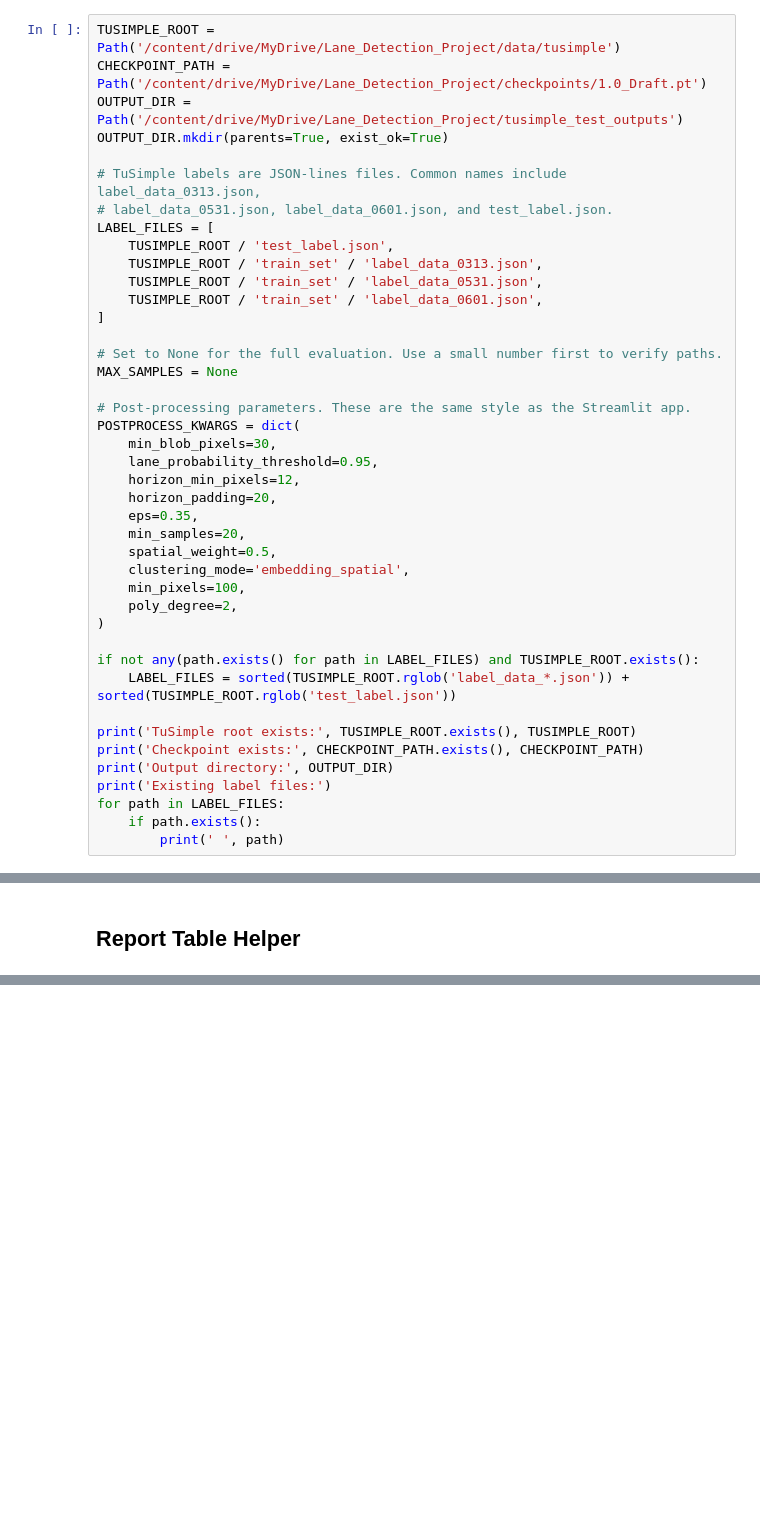
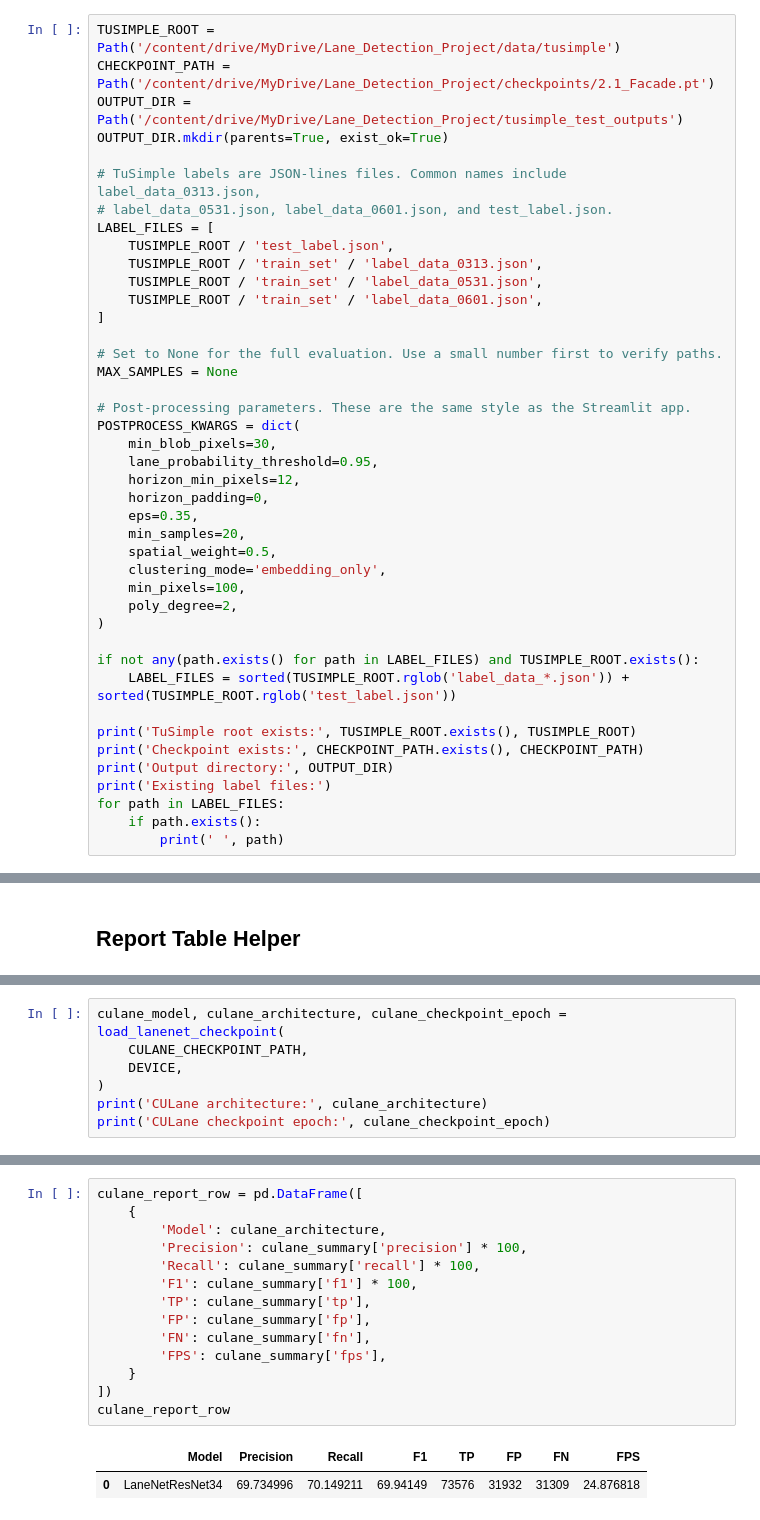
Before and after one commit to abdullahtapanci/LaneDetection, a Jupyter notebook: DeepLearningTechnique/testing.ipynb, the cells around one changed output, grey strips where cells are left out. Saved outputs shown, nothing was run; the diff lists cells and outputs as text; blank space fills up the shorter version.

```diff
--- a/DeepLearningTechnique/testing.ipynb
+++ b/DeepLearningTechnique/testing.ipynb
@@ -53,7 +63,7 @@ print('Input size:', cfg.IMAGE_WIDTH, cfg.IMAGE_HEIGHT)
 Update the paths below if your Drive folder names are different. `TUSIMPLE_ROOT` should point to the folder that contains `train_set`, `test_set`, and/or TuSimple label JSON files.
 # %%
 TUSIMPLE_ROOT = Path('/content/drive/MyDrive/Lane_Detection_Project/data/tusimple')
-CHECKPOINT_PATH = Path('/content/drive/MyDrive/Lane_Detection_Project/checkpoints/1.0_Draft.pt')
+CHECKPOINT_PATH = Path('/content/drive/MyDrive/Lane_Detection_Project/checkpoints/2.1_Facade.pt')
 OUTPUT_DIR = Path('/content/drive/MyDrive/Lane_Detection_Project/tusimple_test_outputs')
 OUTPUT_DIR.mkdir(parents=True, exist_ok=True)
 
@@ -74,11 +84,11 @@ POSTPROCESS_KWARGS = dict(
     min_blob_pixels=30,
     lane_probability_threshold=0.95,
     horizon_min_pixels=12,
-    horizon_padding=20,
+    horizon_padding=0,
     eps=0.35,
     min_samples=20,
     spatial_weight=0.5,
-    clustering_mode='embedding_spatial',
+    clustering_mode='embedding_only',
     min_pixels=100,
     poly_degree=2,
 )
@@ -421,0 +809,7 @@ report_row
+# %%
+culane_model, culane_architecture, culane_checkpoint_epoch = load_lanenet_checkpoint(
+    CULANE_CHECKPOINT_PATH,
+    DEVICE,
+)
+print('CULane architecture:', culane_architecture)
+print('CULane checkpoint epoch:', culane_checkpoint_epoch)
@@ -421,0 +1015,17 @@ report_row
+# %%
+culane_report_row = pd.DataFrame([
+    {
+        'Model': culane_architecture,
+        'Precision': culane_summary['precision'] * 100,
+        'Recall': culane_summary['recall'] * 100,
+        'F1': culane_summary['f1'] * 100,
+        'TP': culane_summary['tp'],
+        'FP': culane_summary['fp'],
+        'FN': culane_summary['fn'],
+        'FPS': culane_summary['fps'],
+    }
+])
+culane_report_row
+# %% [output]
+|  | Model | Precision | Recall | F1 | TP | FP | FN | FPS |
+| 0 | LaneNetResNet34 | 69.734996 | 70.149211 | 69.94149 | 73576 | 31932 | 31309 | 24.876818 |
```
Also changed, not shown: parts of 22 cells of this notebook, 1 other file.
